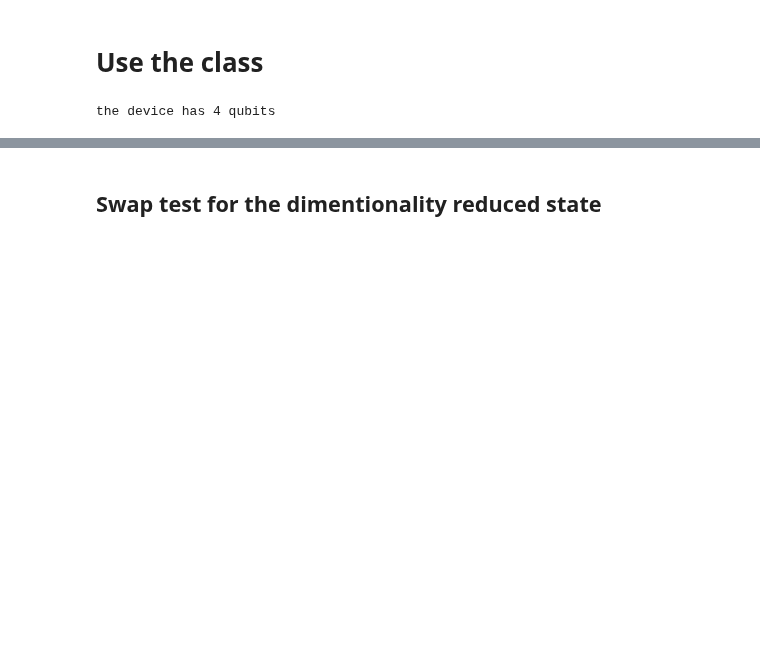
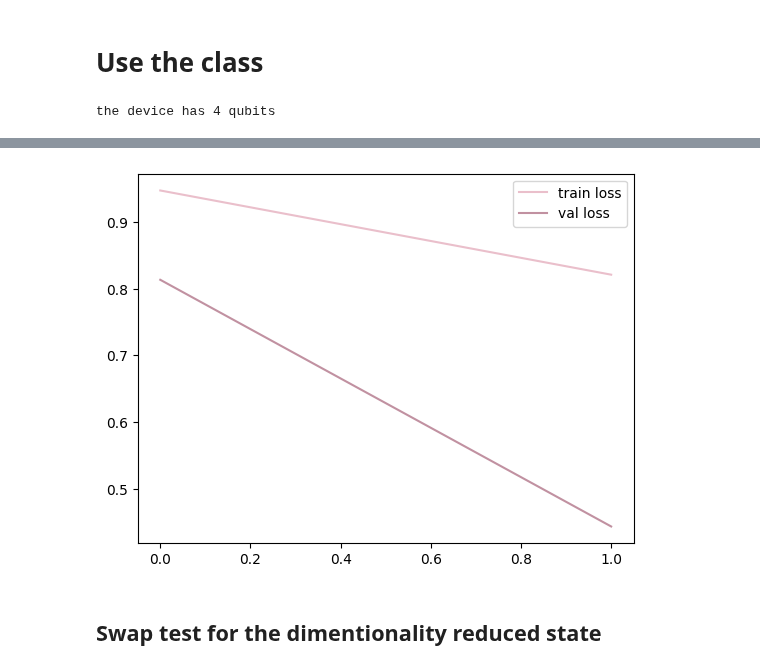
Before and after one commit to filorazi/Dim_red_SWAP, a Jupyter notebook: test.ipynb, the cells around one changed output, grey strips where cells are left out. Saved outputs shown, nothing was run; the diff lists cells and outputs as text; code cells hidden in the pictures; blank space fills up the shorter version.

```diff
--- a/test.ipynb
+++ b/test.ipynb
@@ -234,3 +57,7 @@ Epoch 75, Batch:0 Loss = 0.00020379158338868942
+# %%
+ae.plot_loss()
+# %% [output]
+[figure, added]
 # %% [markdown]
 ## Swap test for the dimentionality reduced state
 # %% [markdown]
```
Also changed, not shown: parts of 12 cells of this notebook, 34 other files.
